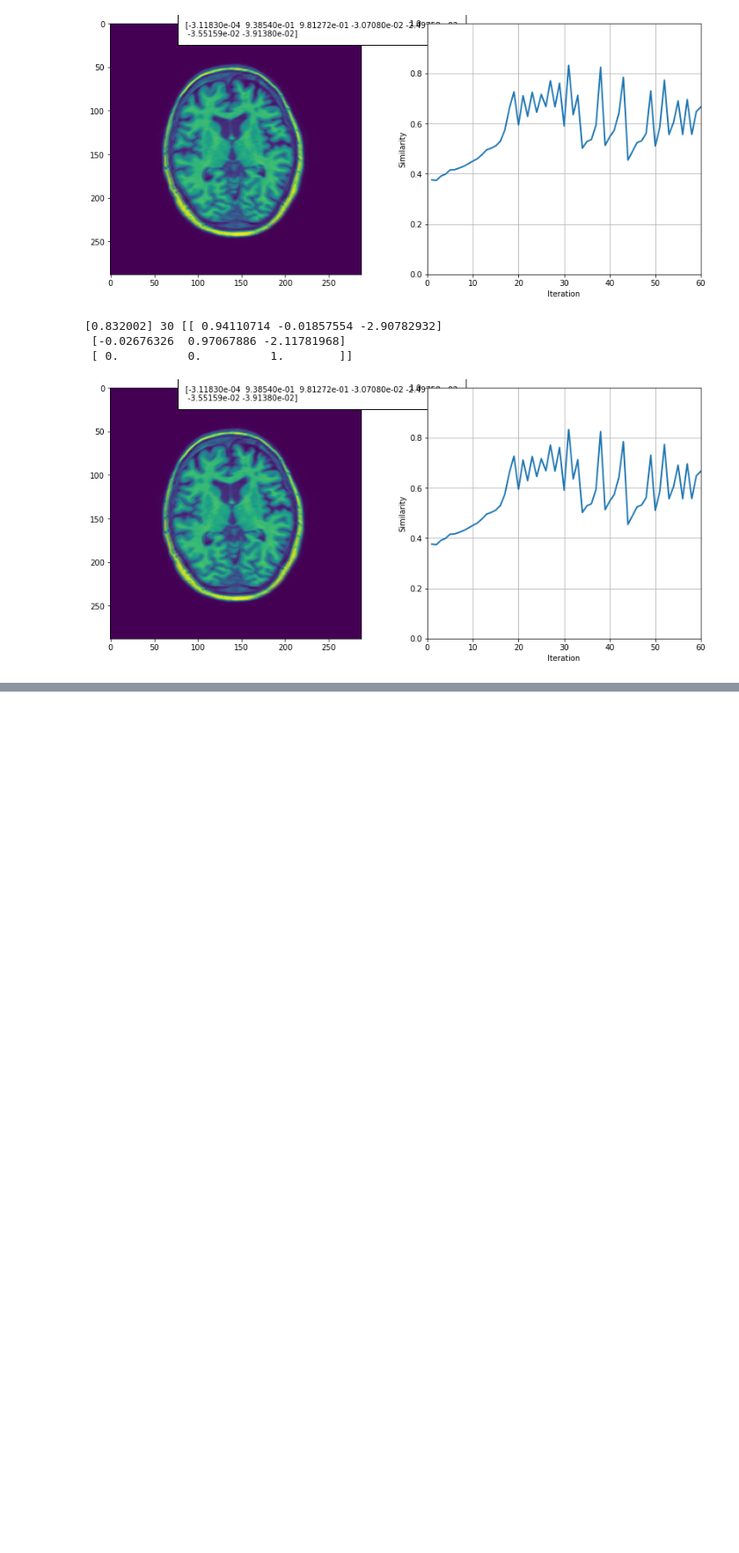
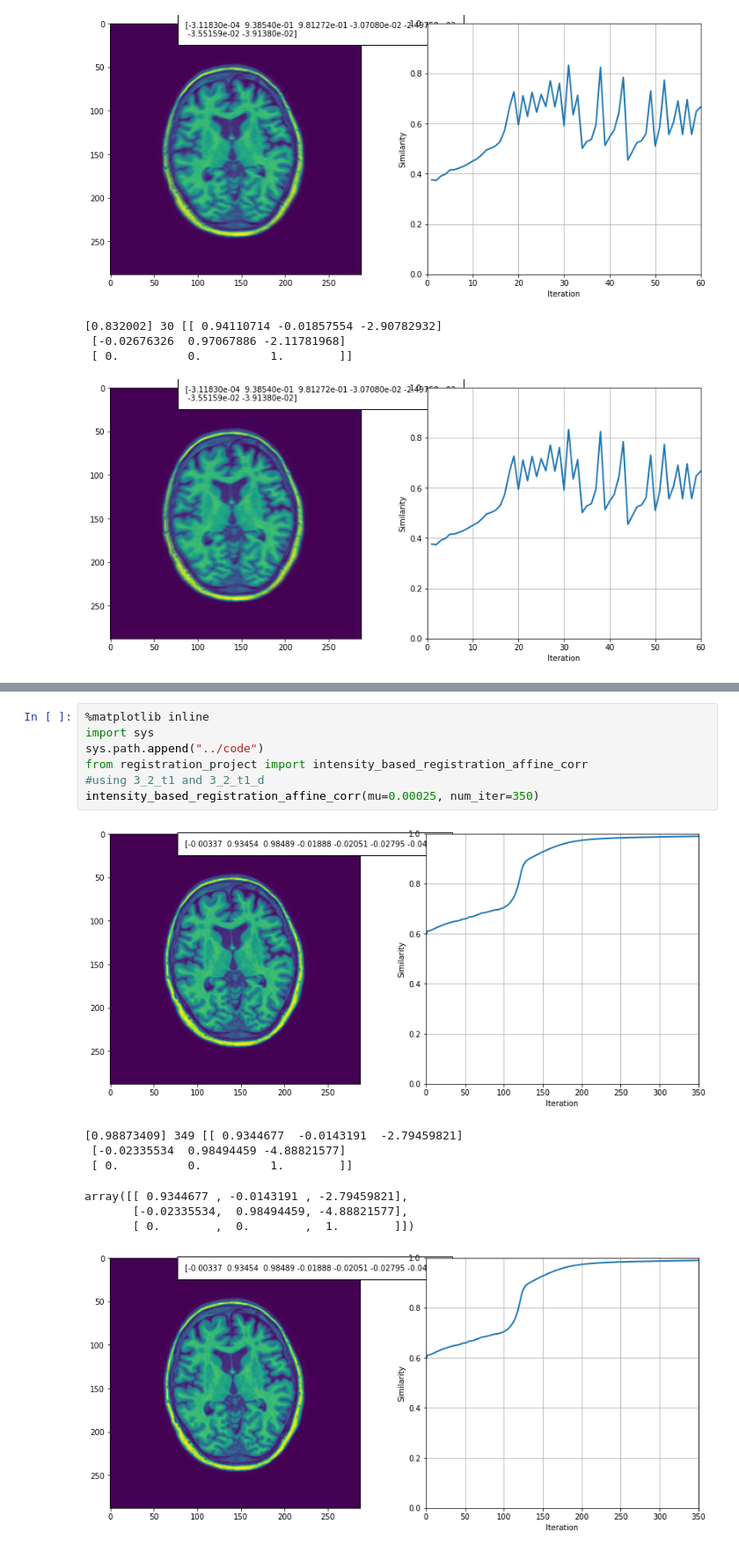
Before and after one commit to justinalittlefield/8dc00-mia, a Jupyter notebook: reader/1.6_Registration_project.ipynb, the cells around one changed output, grey strips where cells are left out. Shown at 88% size. Drawn from its saved outputs; the diff is of its cells as text; blank space fills up the shorter version.

```diff
--- a/reader/1.6_Registration_project.ipynb
+++ b/reader/1.6_Registration_project.ipynb
@@ -237,0 +260,16 @@ Describe, analyze and compare the results from each experiment. If a method fail
+# %%
+%matplotlib inline
+import sys
+sys.path.append("../code")
+from registration_project import intensity_based_registration_affine_corr
+#using 3_2_t1 and 3_2_t1_d
+intensity_based_registration_affine_corr(mu=0.00025, num_iter=350)
+# %% [output]
+[figure, added]
+[0.98873409] 349 [[ 0.9344677  -0.0143191  -2.79459821]
+ [-0.02335534  0.98494459 -4.88821577]
+ [ 0.          0.          1.        ]]
+array([[ 0.9344677 , -0.0143191 , -2.79459821],
+       [-0.02335534,  0.98494459, -4.88821577],
+       [ 0.        ,  0.        ,  1.        ]])
+[figure, added]
```
Also changed, not shown: parts of 5 cells of this notebook, 3 other files.
